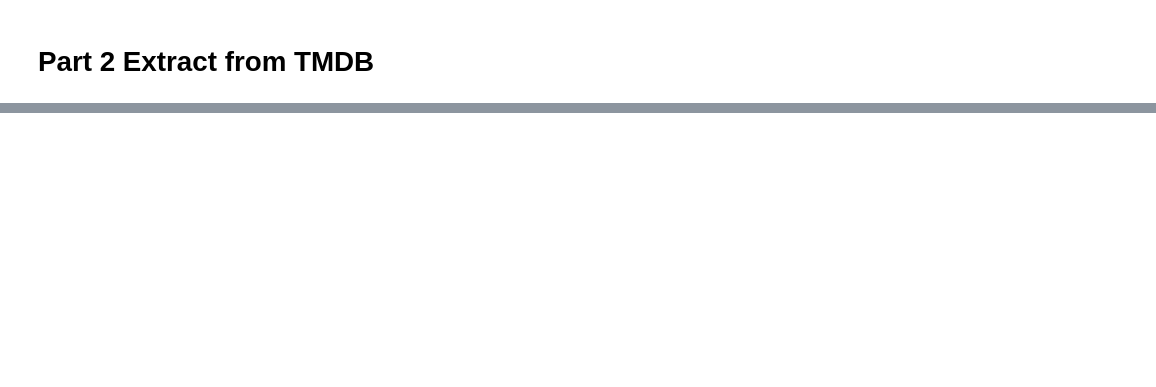
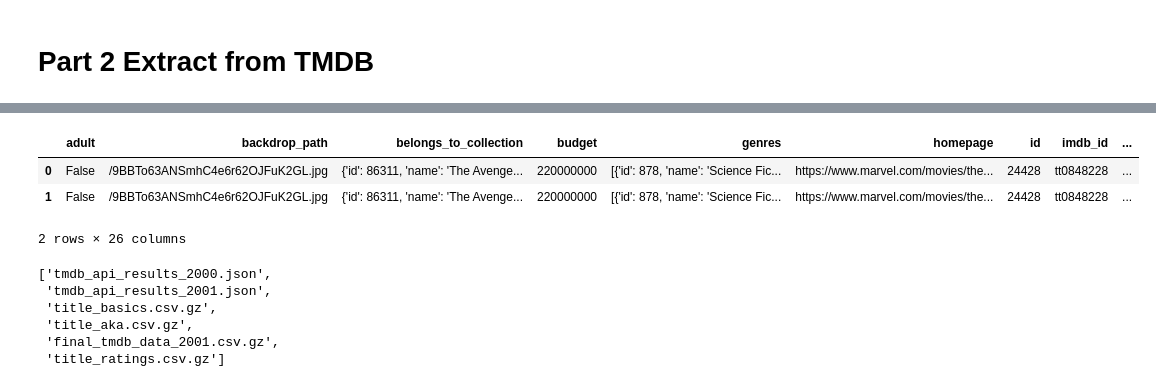
Before and after one commit to LarsonBodden/IMDB-s-Movie-Project, a Jupyter notebook: Project 3.ipynb, the cells around one changed output, grey strips where cells are left out. Saved outputs shown, nothing was run; the diff lists cells and outputs as text; code cells hidden in the pictures; blank space fills up the shorter version.

```diff
--- a/Project 3.ipynb
+++ b/Project 3.ipynb
@@ -345,0 +296,16 @@ def write_json(new_data, filename):
+# %%
+def get_movie_with_rating(tt0848228):
+
+    movie = tmdb.Movies('tt0848228')
+
+    info = movie.info()
+
+    releases = movie.releases()
+
+    for c in releases['countries']:
+
+        if c['iso_3166_1' ] =='US':
+
+           info['certification'] = c['certification']
+
+    return info
@@ -345,0 +368,16 @@ def write_json(new_data, filename):
+# %%
+def get_movie_with_rating(tt0332280):
+
+    movie2 = tmdb.Movies('tt0332280')
+
+    info2 = movie2.info()
+
+    releases = movie.releases()
+
+    for c in releases['countries']:
+
+        if c['iso_3166_1' ] =='US':
+
+           info['certification'] = c['certification']
+
+    return info
@@ -345,0 +405,16 @@ def write_json(new_data, filename):
+# %%
+## testing our function by looping through a list of ids
+import pandas as pd
+test_ids = ["tt0332280", "tt0848228"]
+results = []
+for movie_id in test_ids:
+    movie_info = get_movie_with_rating(movie_id)
+    results.append(movie_info)
+
+
+pd.DataFrame(results)
+# %% [output]
+|  | adult | backdrop_path | belongs_to_collection | budget | genres | homepage | id | imdb_id | ... |
+| 0 | False | /9BBTo63ANSmhC4e6r62OJFuK2GL.jpg | {'id': 86311, 'name': 'The Avenge... | 220000000 | [{'id': 878, 'name': 'Science Fic... | https://www.marvel.com/movies/the... | 24428 | tt0848228 | ... |
+| 1 | False | /9BBTo63ANSmhC4e6r62OJFuK2GL.jpg | {'id': 86311, 'name': 'The Avenge... | 220000000 | [{'id': 878, 'name': 'Science Fic... | https://www.marvel.com/movies/the... | 24428 | tt0848228 | ... |
+2 rows × 26 columns
@@ -345,0 +435,11 @@ def write_json(new_data, filename):
+# %%
+FOLDER = "Data/"
+os.makedirs(FOLDER, exist_ok=True)
+os.listdir(FOLDER)
+# %% [output]
+['tmdb_api_results_2000.json',
+ 'tmdb_api_results_2001.json',
+ 'title_basics.csv.gz',
+ 'title_aka.csv.gz',
+ 'final_tmdb_data_2001.csv.gz',
+ 'title_ratings.csv.gz']
```
Also changed, not shown: parts of 45 cells of this notebook, 7 other files.
